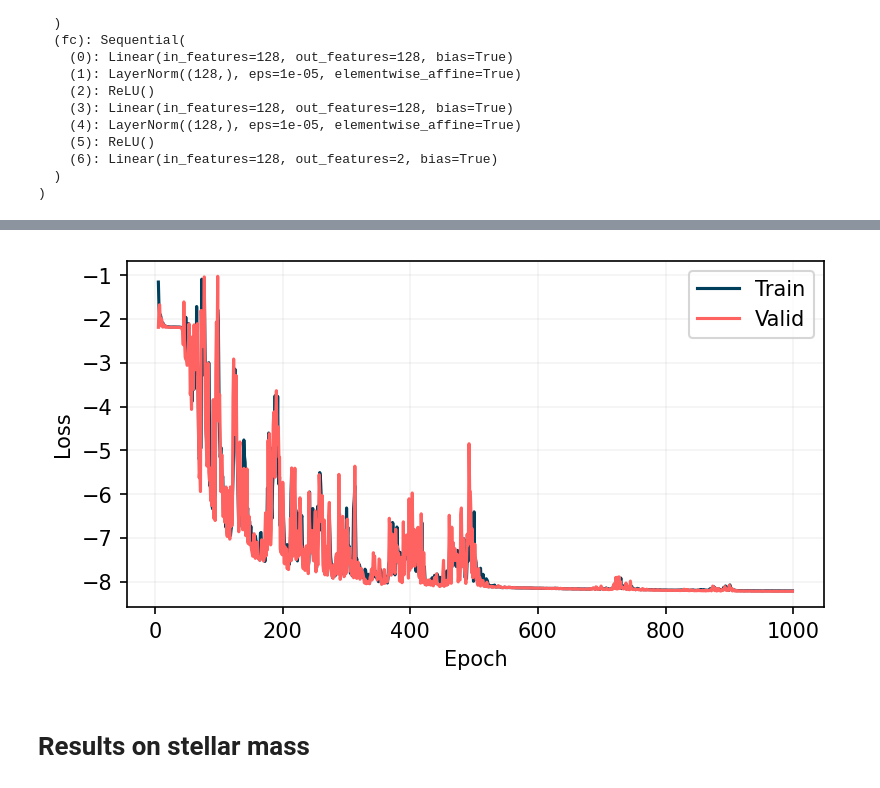
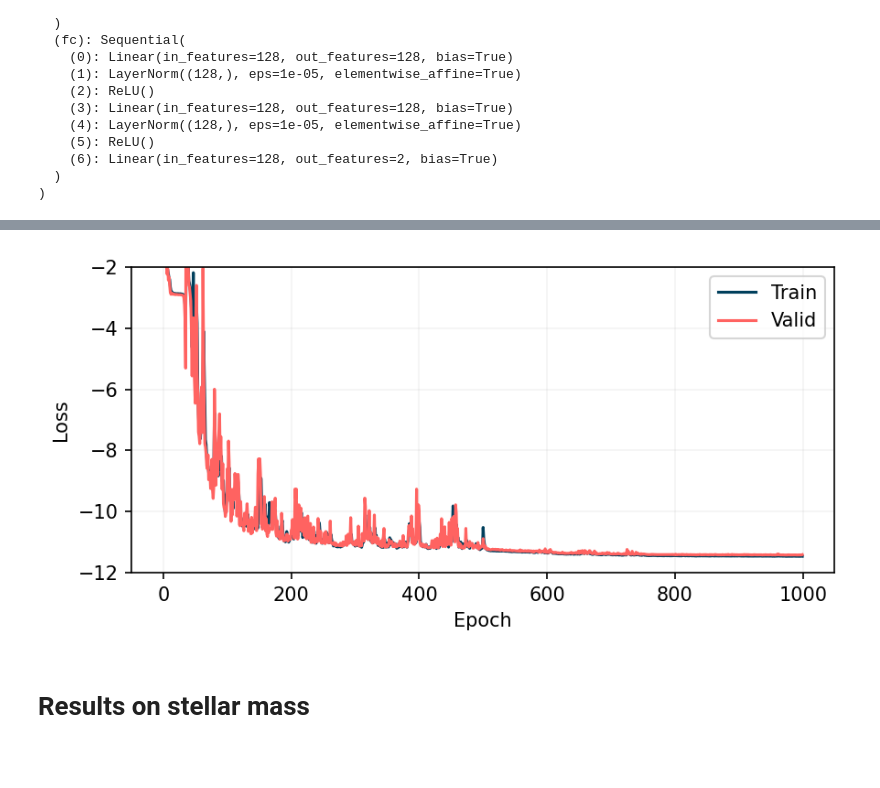
Before and after one commit to jwuphysics/halo-gnns, a Jupyter notebook: notebook/cosmic-web-painting-on-galaxies.ipynb, the cells around one changed output, grey strips where cells are left out. Drawn from its saved outputs; the diff is of its cells as text; code cells hidden in the pictures; blank space fills up the shorter version.

```diff
--- a/notebook/cosmic-web-painting-on-galaxies.ipynb
+++ b/notebook/cosmic-web-painting-on-galaxies.ipynb
@@ -353,13 +363,13 @@ model = EdgePointGNN(
     node_features=node_features,
     n_layers=1,
     D_link=5,
-    hidden_channels=128,
+    hidden_channels=256,
     latent_channels=128,
     loop=True,
     estimate_all_subhalos=True,
     use_global_pooling=False,
     n_out=out_features,
-     aggr='max'
+    aggr="sum"
 )
 
 model.to(device)
@@ -381,7 +391,7 @@ EdgePointGNN(
 # %%
 from train import *
 
-batch_size = 64
+batch_size = 36
 
 data_train = data[:-train_test_frac_split]
 data_valid = data[-train_test_frac_split:]
@@ -394,8 +404,6 @@ training_params = dict(
     learning_rate=1e-2,
     weight_decay=1e-4,
     n_epochs=1000,
-    valid_frac=0.15, # fraction of dataset for validation
-    test_frac=0.0,  # fraction of dataset for testing
 )
 
 optimizer = torch.optim.AdamW(
@@ -404,6 +412,7 @@ optimizer = torch.optim.AdamW(
     weight_decay=training_params["weight_decay"]
 )
 
+print("Epoch    train loss   valid loss   RMSE   avg std")
 
 train_losses = []
 valid_losses = []
@@ -416,7 +425,7 @@ for epoch in range(training_params["n_epochs"]):
             lr=training_params["learning_rate"] / 5,
             weight_decay=training_params["weight_decay"] / 5
         )
-    elif (epoch == 900):
+    if (epoch == 750):
         optimizer = torch.optim.AdamW(
             model.parameters(),
             lr=training_params["learning_rate"] / 25,
@@ -424,11 +433,12 @@ for epoch in range(training_params["n_epochs"]):
         )
 
     train_loss = train(train_loader, model, optimizer, device, in_projection=in_projection)
-    valid_loss, valid_std, *_ = validate(valid_loader, model, device, in_projection=in_projection)
+    valid_loss, valid_std, p, y, logvar_p  = validate(valid_loader, model, device, in_projection=in_projection)
 
     train_losses.append(train_loss)
     valid_losses.append(valid_loss)
 
+
     if (epoch + 1) % 10 == 0:
-        print(f"Epoch {epoch + 1: >3d}    train loss: {train_loss: >5.2f}     valid loss: {valid_loss: >5.2f}     average valid std: {np.mean(valid_std): >5.3f}")
+        print(f" {epoch + 1: >4d}      {train_loss: >6.2f}       {valid_loss: >6.2f}    {np.sqrt(np.mean((p - y.flatten())**2)): >6.3f}  {np.mean(valid_std): >6.3f}")
 # %% [output]
@@ -452,15 +467,17 @@ Epoch 1000    train loss: -8.21     valid loss: -8.22     average valid std: 0.0
 # %%
 plt.figure(figsize=(6, 3), dpi=150)
-plt.plot(np.arange(5, training_params["n_epochs"]), train_losses[5:], c=c0, label="Train")
-plt.plot(np.arange(5, training_params["n_epochs"]), valid_losses[5:], c=c3, label="Valid")
+plt.plot(train_losses, c=c0, label="Train")
+plt.plot(valid_losses, c=c3, label="Valid")
 plt.legend()
 plt.xlabel("Epoch")
 plt.ylabel("Loss")
 plt.grid(alpha=0.15)
+plt.ylim(-12, -2)
+plt.tight_layout()
 
 plt.savefig(f"{ROOT}/results/painting-galaxies/training-logs/losses.png")
 # %% [output]
-[figure, old version]
+[figure, new version]
 # %% [markdown]
 # Results on stellar mass
 # %%
```
Also changed, not shown: parts of 27 cells of this notebook, 2 other files.
